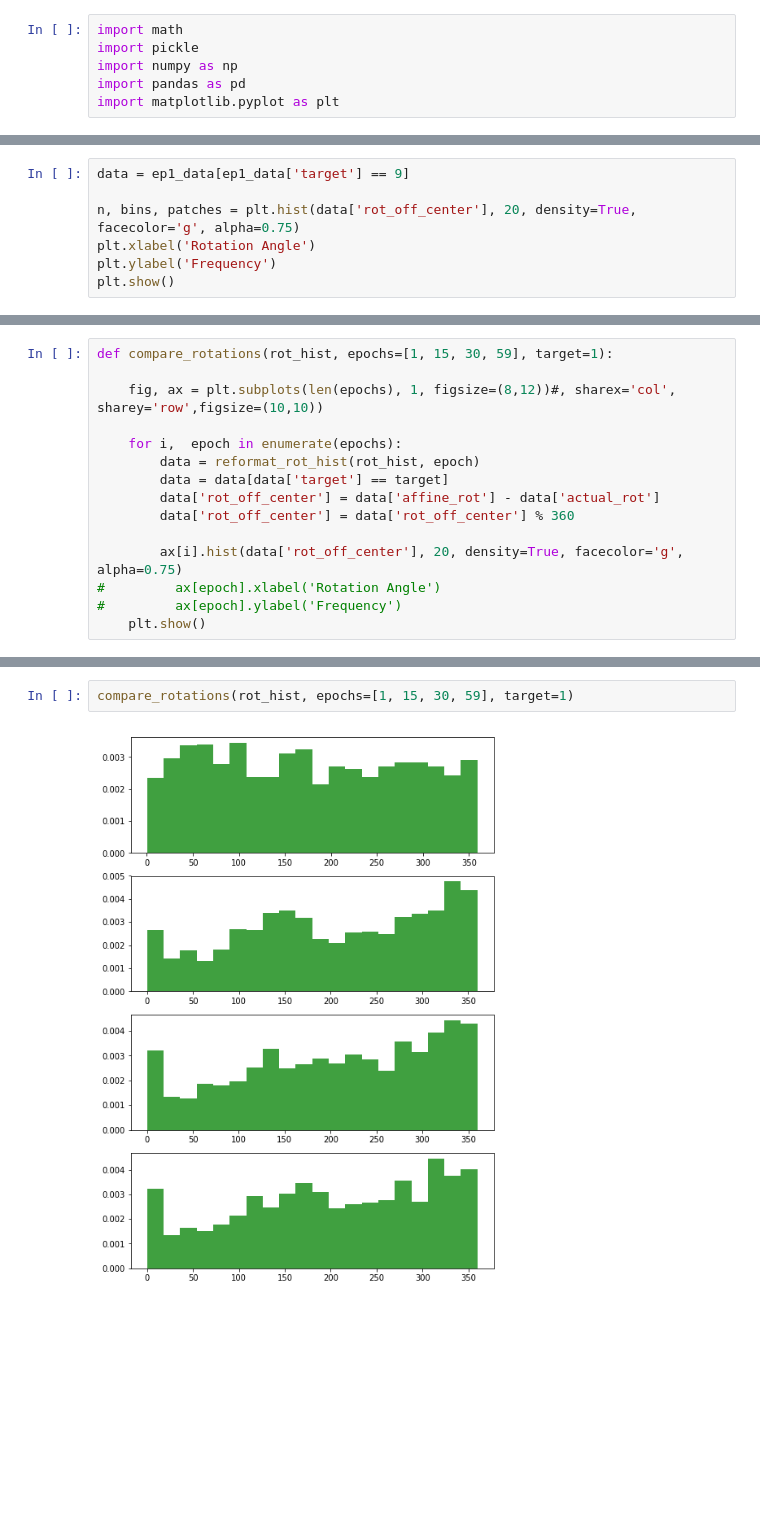
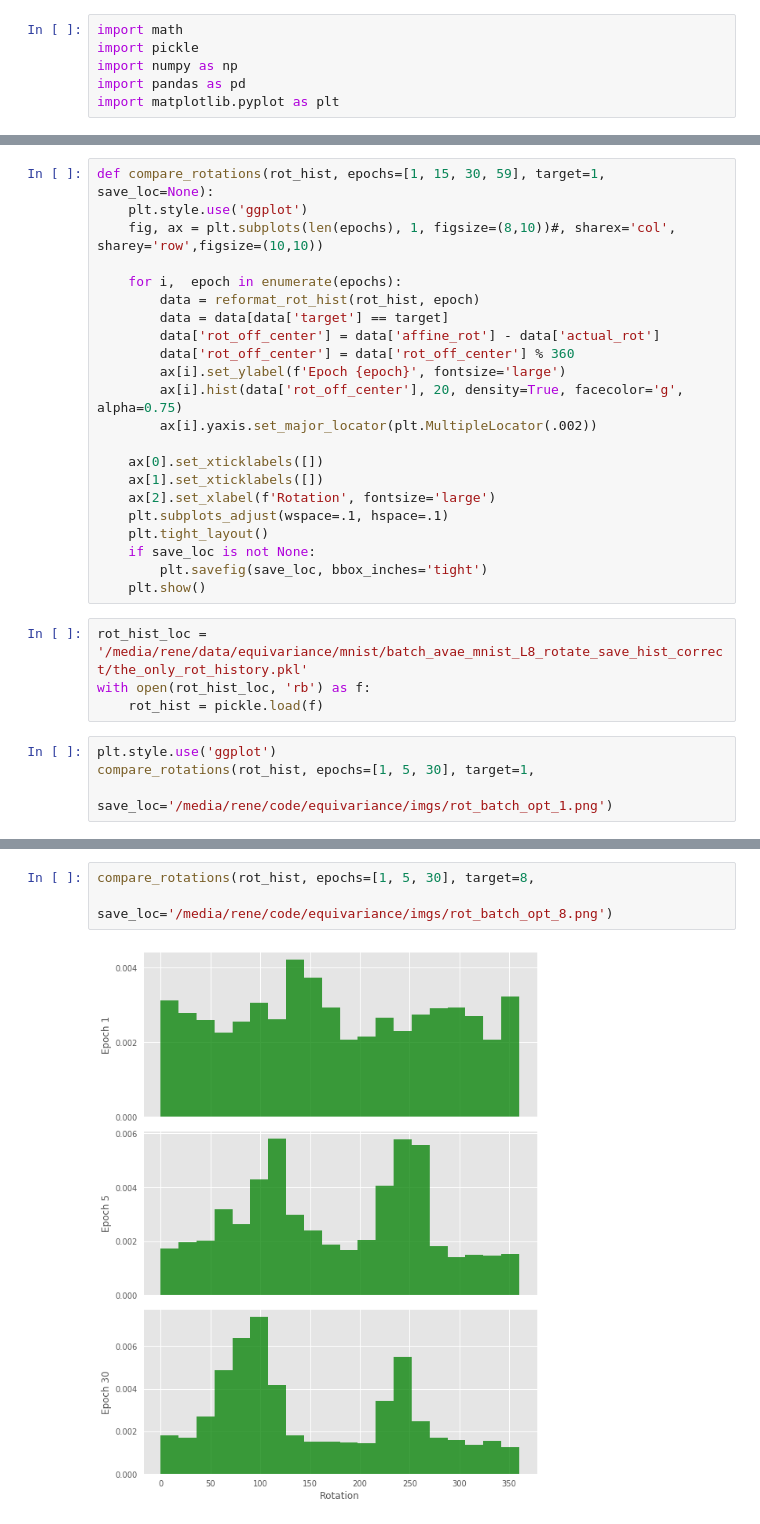
Before and after one commit to renebidart/affine-variational-autoencoder, a Jupyter notebook: notebooks/check_rotation.ipynb, the cells around one changed output, grey strips where cells are left out. Cells and saved outputs as stored; diff of their text form; blank space fills up the shorter version.

```diff
--- a/notebooks/check_rotation.ipynb
+++ b/notebooks/check_rotation.ipynb
@@ -143,7 +56,0 @@ plt.show()
-# %%
-data = ep1_data[ep1_data['target'] == 9]
-
-n, bins, patches = plt.hist(data['rot_off_center'], 20, density=True, facecolor='g', alpha=0.75)
-plt.xlabel('Rotation Angle')
-plt.ylabel('Frequency')
-plt.show()
@@ -152,15 +60,30 @@ plt.show()
 # %%
-def compare_rotations(rot_hist, epochs=[1, 15, 30, 59], target=1):
-
-    fig, ax = plt.subplots(len(epochs), 1, figsize=(8,12))#, sharex='col', sharey='row',figsize=(10,10))
+def compare_rotations(rot_hist, epochs=[1, 15, 30, 59], target=1, save_loc=None):
+    plt.style.use('ggplot')
+    fig, ax = plt.subplots(len(epochs), 1, figsize=(8,10))#, sharex='col', sharey='row',figsize=(10,10))
 
     for i,  epoch in enumerate(epochs):
         data = reformat_rot_hist(rot_hist, epoch)
         data = data[data['target'] == target]
         data['rot_off_center'] = data['affine_rot'] - data['actual_rot']
         data['rot_off_center'] = data['rot_off_center'] % 360
+        ax[i].set_ylabel(f'Epoch {epoch}', fontsize='large')
+        ax[i].hist(data['rot_off_center'], 20, density=True, facecolor='g', alpha=0.75)
+        ax[i].yaxis.set_major_locator(plt.MultipleLocator(.002))
 
-        ax[i].hist(data['rot_off_center'], 20, density=True, facecolor='g', alpha=0.75)
-#         ax[epoch].xlabel('Rotation Angle')
-#         ax[epoch].ylabel('Frequency')
+    ax[0].set_xticklabels([])
+    ax[1].set_xticklabels([])
+    ax[2].set_xlabel(f'Rotation', fontsize='large')
+    plt.subplots_adjust(wspace=.1, hspace=.1)
+    plt.tight_layout()
+    if save_loc is not None:
+        plt.savefig(save_loc, bbox_inches='tight')
     plt.show()
+# %%
+rot_hist_loc = '/media/rene/data/equivariance/mnist/batch_avae_mnist_L8_rotate_save_hist_correct/the_only_rot_history.pkl'
+with open(rot_hist_loc, 'rb') as f:
+    rot_hist = pickle.load(f)
+# %%
+plt.style.use('ggplot')
+compare_rotations(rot_hist, epochs=[1, 5, 30], target=1,
+                  save_loc='/media/rene/code/equivariance/imgs/rot_batch_opt_1.png')
@@ -167,4 +92,5 @@ def compare_rotations(rot_hist, epochs=[1, 15, 30, 59], target=1):
 # %%
-compare_rotations(rot_hist, epochs=[1, 15, 30, 59], target=1)
+compare_rotations(rot_hist, epochs=[1, 5, 30], target=8,
+                  save_loc='/media/rene/code/equivariance/imgs/rot_batch_opt_8.png')
 # %% [output]
-[figure, old version]
+[figure, new version]
```
Also changed, not shown: parts of 16 cells of this notebook, 18 other files.
